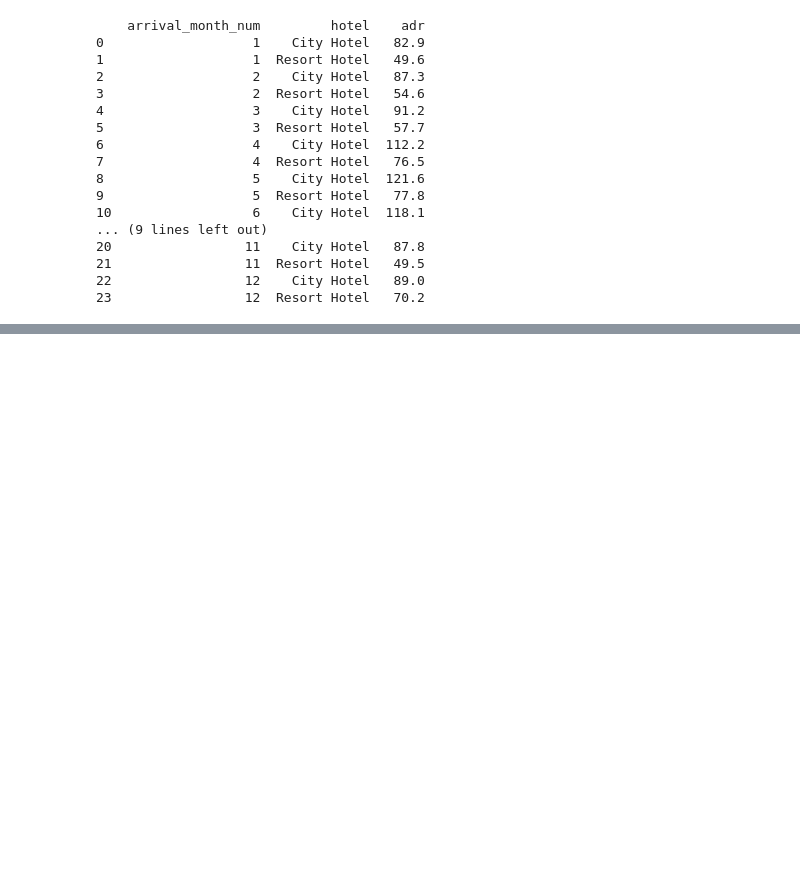
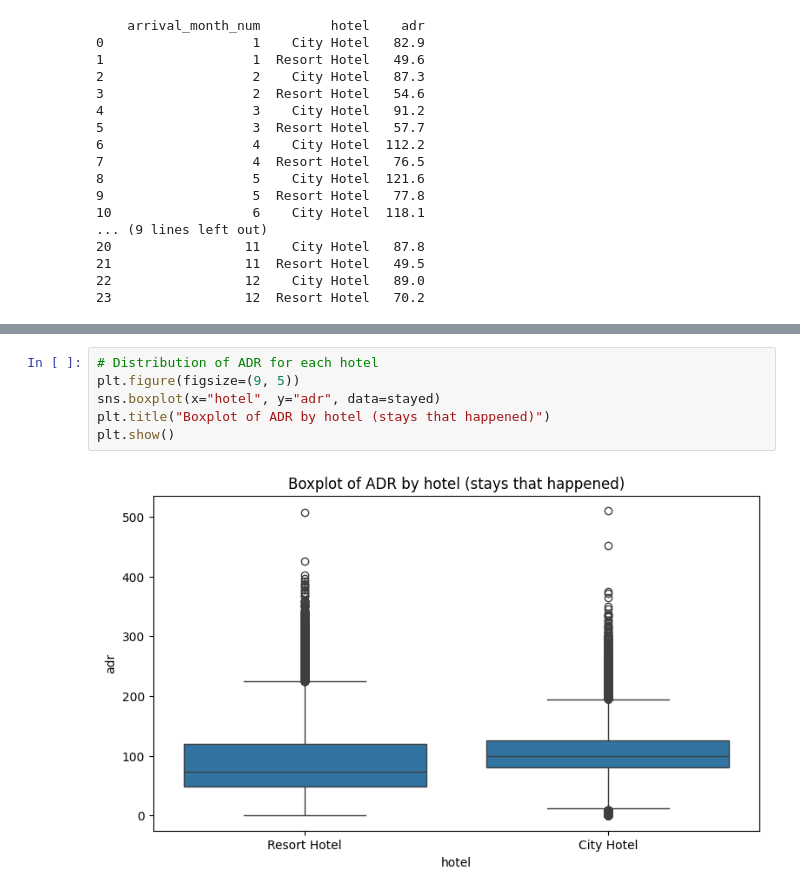
Before and after one commit to atticusptp-cloud/CAPSTONE, a Jupyter notebook: capstone_analysis.ipynb, the cells around one changed output, grey strips where cells are left out. Cells and saved outputs as stored; diff of their text form; blank space fills up the shorter version.

```diff
--- a/capstone_analysis.ipynb
+++ b/capstone_analysis.ipynb
@@ -748,0 +820,8 @@ print(adr_month)
+# %%
+# Distribution of ADR for each hotel
+plt.figure(figsize=(9, 5))
+sns.boxplot(x="hotel", y="adr", data=stayed)
+plt.title("Boxplot of ADR by hotel (stays that happened)")
+plt.show()
+# %% [output]
+[figure, added]
```
Also changed, not shown: parts of 3 cells of this notebook.
